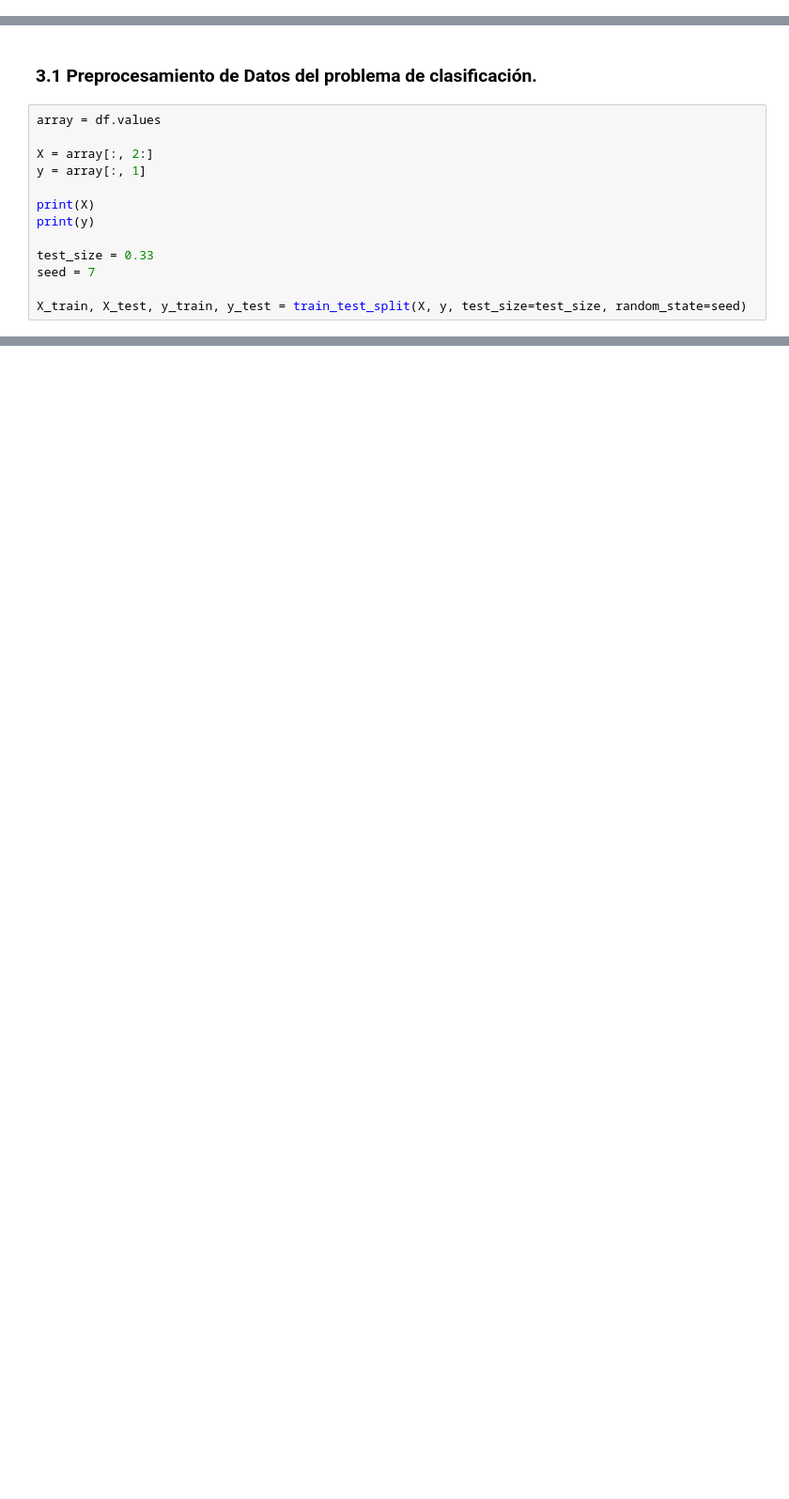
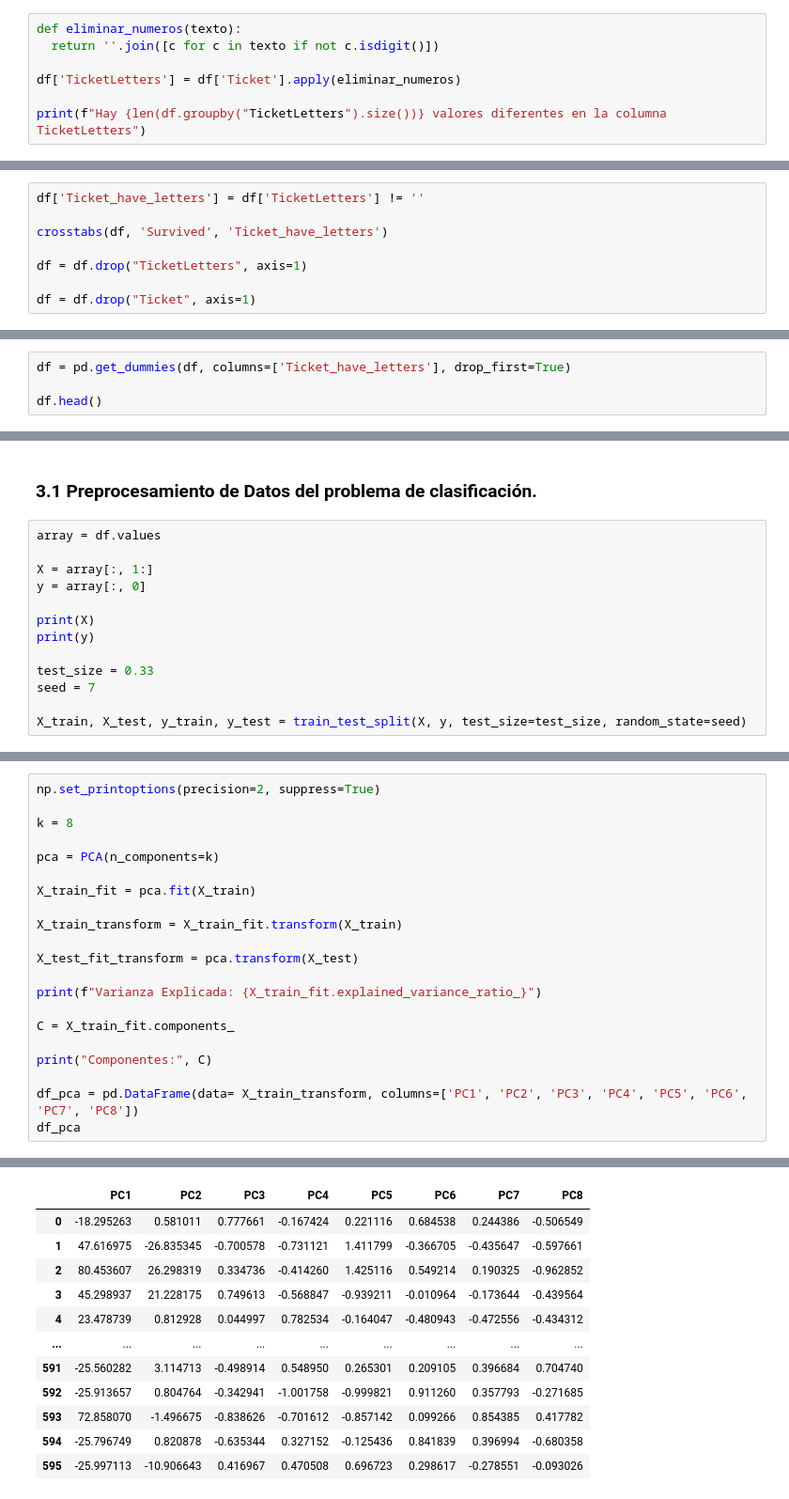
Before and after one commit to MartoBadi/TSCDIA-, a Jupyter notebook: Modelizado de Minería de Datos/tp_final/tp_final_clasificacion.ipynb, the cells around one changed output, grey strips where cells are left out. Shown at 94% size. Cells and saved outputs as stored; diff of their text form; blank space fills up the shorter version.

```diff
--- a/Modelizado de Minería de Datos/tp_final/tp_final_clasificacion.ipynb
+++ b/Modelizado de Minería de Datos/tp_final/tp_final_clasificacion.ipynb
@@ -620,0 +650,7 @@ df.head()
+# %%
+def eliminar_numeros(texto):
+  return ''.join([c for c in texto if not c.isdigit()])
+
+df['TicketLetters'] = df['Ticket'].apply(eliminar_numeros)
+
+print(f"Hay {len(df.groupby("TicketLetters").size())} valores diferentes en la columna TicketLetters")
@@ -620,0 +659,8 @@ df.head()
+# %%
+df['Ticket_have_letters'] = df['TicketLetters'] != ''
+
+crosstabs(df, 'Survived', 'Ticket_have_letters')
+
+df = df.drop("TicketLetters", axis=1)
+
+df = df.drop("Ticket", axis=1)
@@ -620,0 +685,4 @@ df.head()
+# %%
+df = pd.get_dummies(df, columns=['Ticket_have_letters'], drop_first=True)
+
+df.head()
@@ -623,8 +698,8 @@ df.head()
 # %%
 array = df.values
 
-X = array[:, 2:]
-y = array[:, 1]
+X = array[:, 1:]
+y = array[:, 0]
 
 print(X)
 print(y)
@@ -653,0 +769,22 @@ X_train, X_test, y_train, y_test = train_test_split(X, y, test_size=test_size, r
+# %%
+np.set_printoptions(precision=2, suppress=True)
+
+k = 8
+
+pca = PCA(n_components=k)
+
+X_train_fit = pca.fit(X_train)
+
+X_train_transform = X_train_fit.transform(X_train)
+
+X_test_fit_transform = pca.transform(X_test)
+
+print(f"Varianza Explicada: {X_train_fit.explained_variance_ratio_}")
+
+C = X_train_fit.components_
+
+print("Componentes:", C)
+
+df_pca = pd.DataFrame(data= X_train_transform, columns=['PC1', 'PC2', 'PC3', 'PC4', 'PC5', 'PC6', 'PC7', 'PC8'])
+df_pca
+# %% [output]
@@ -653,0 +808,12 @@ X_train, X_test, y_train, y_test = train_test_split(X, y, test_size=test_size, r
+|  | PC1 | PC2 | PC3 | PC4 | PC5 | PC6 | PC7 | PC8 |
+| 0 | -18.295263 | 0.581011 | 0.777661 | -0.167424 | 0.221116 | 0.684538 | 0.244386 | -0.506549 |
+| 1 | 47.616975 | -26.835345 | -0.700578 | -0.731121 | 1.411799 | -0.366705 | -0.435647 | -0.597661 |
+| 2 | 80.453607 | 26.298319 | 0.334736 | -0.414260 | 1.425116 | 0.549214 | 0.190325 | -0.962852 |
+| 3 | 45.298937 | 21.228175 | 0.749613 | -0.568847 | -0.939211 | -0.010964 | -0.173644 | -0.439564 |
+| 4 | 23.478739 | 0.812928 | 0.044997 | 0.782534 | -0.164047 | -0.480943 | -0.472556 | -0.434312 |
+| ... | ... | ... | ... | ... | ... | ... | ... | ... |
+| 591 | -25.560282 | 3.114713 | -0.498914 | 0.548950 | 0.265301 | 0.209105 | 0.396684 | 0.704740 |
+| 592 | -25.913657 | 0.804764 | -0.342941 | -1.001758 | -0.999821 | 0.911260 | 0.357793 | -0.271685 |
+| 593 | 72.858070 | -1.496675 | -0.838626 | -0.701612 | -0.857142 | 0.099266 | 0.854385 | 0.417782 |
+| 594 | -25.796749 | 0.820878 | -0.635344 | 0.327152 | -0.125436 | 0.841839 | 0.396994 | -0.680358 |
+| 595 | -25.997113 | -10.906643 | 0.416967 | 0.470508 | 0.696723 | 0.298617 | -0.278551 | -0.093026 |
```
Also changed, not shown: parts of 28 cells of this notebook.
